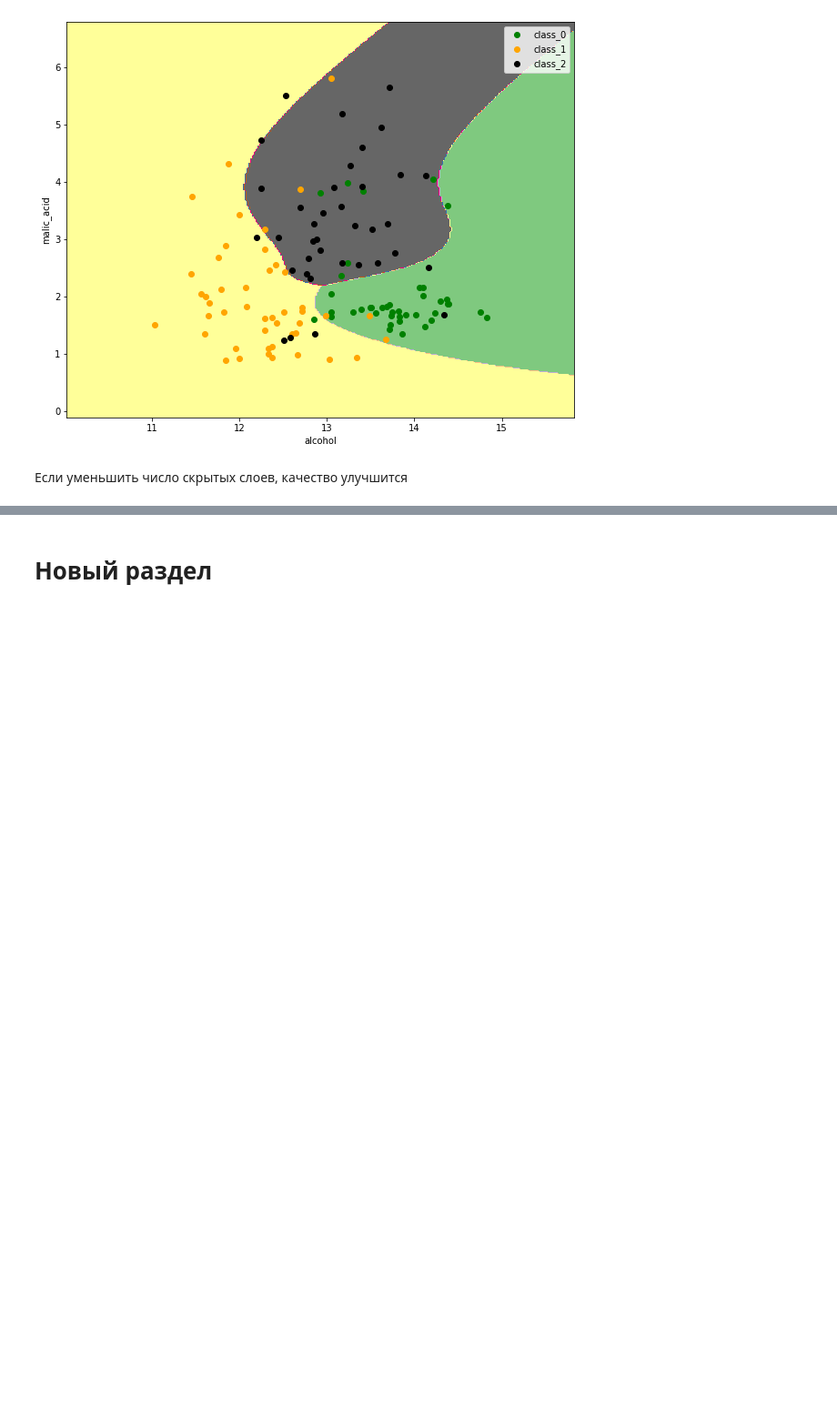
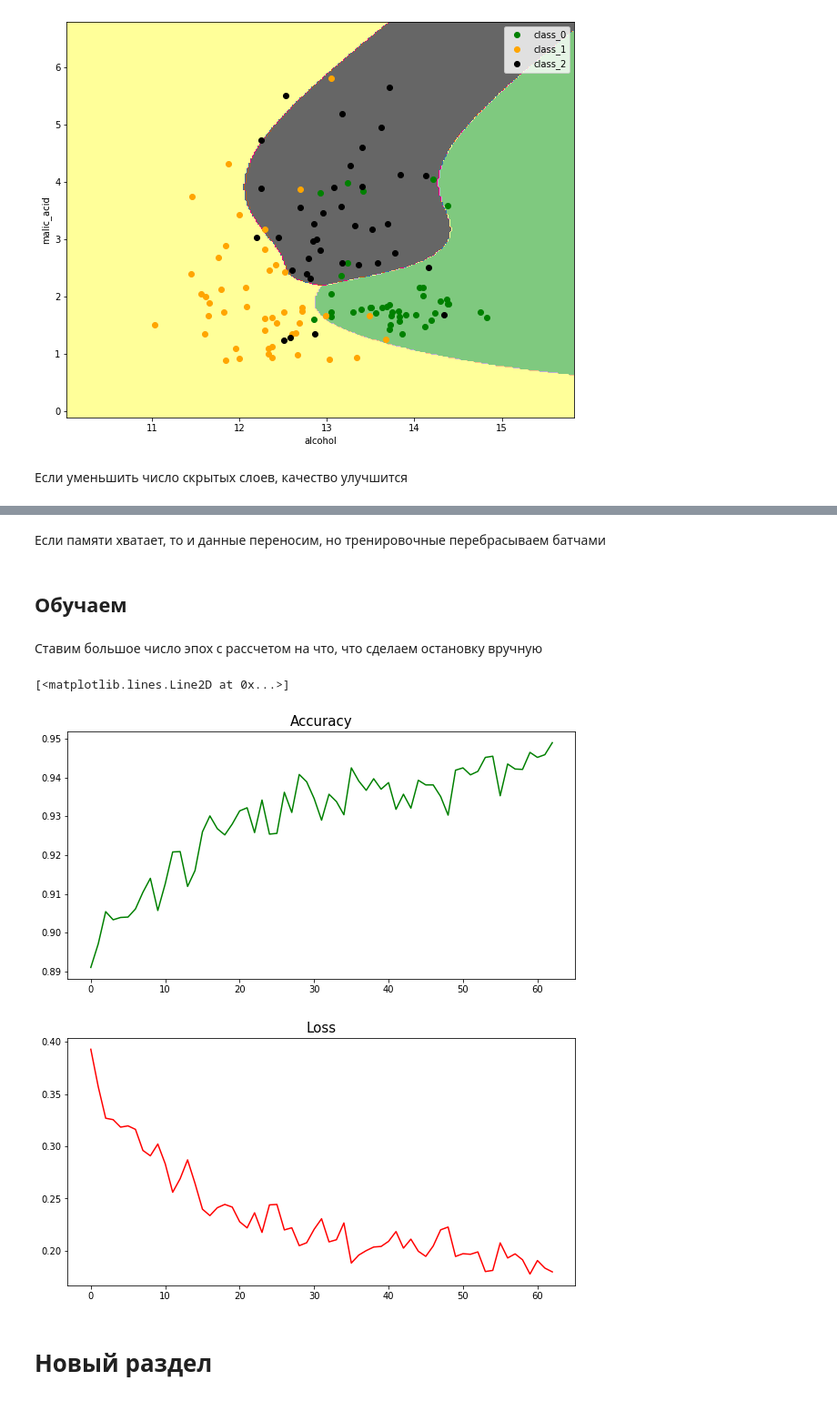
Before and after one commit to Batman511/AI-Samsung-Neural-Networks, a Jupyter notebook: Курс_AI_Samsung_Нейросети.ipynb, the cells around one changed output, grey strips where cells are left out. Shown at 91% size. Cells and saved outputs as stored; diff of their text form; code cells hidden in the pictures; blank space fills up the shorter version.

```diff
--- a/Курс_AI_Samsung_Нейросети.ipynb
+++ b/Курс_AI_Samsung_Нейросети.ipynb
@@ -297,2 +378,56 @@ for i, color in zip(range(n_classes), plot_colors):
+# %% [markdown]
+Если памяти хватает, то и данные переносим, но тренировочные перебрасываем батчами
+# %%
+X_test = X_test.to(device)
+y_test = y_test.to(device)
+# %% [markdown]
+## Обучаем
+# %% [markdown]
+Ставим большое число эпох с рассчетом на что, что сделаем остановку вручную
+# %%
+batch_size = 128
+
+# для сохрания точности и построения графика
+test_accuracy_history = []
+test_loss_history = []
+
+for epoch in range(5000):
+    order = np.random.permutation(len(X_train))  # на каждой эпохе перемешиваем датасет
+
+    for start_index in range(0, len(X_train), batch_size):
+        optimizer.zero_grad()
+
+        batch_indexes = order[start_index:start_index+batch_size]
+
+        X_batch = X_train[batch_indexes].to(device)
+        y_batch = y_train[batch_indexes].to(device)
+
+        preds = mnist_net.forward(X_batch)
+
+        loss_value = torch.nn.functional.cross_entropy(preds, y_batch)
+        loss_value.backward()
+
+        optimizer.step()
+
+    test_preds = mnist_net.forward(X_test)
+    test_loss_history.append((torch.nn.functional.cross_entropy(test_preds, y_test)).detach().cpu().numpy())  # следим за качеством
+
+    accuracy = (test_preds.argmax(dim=1) == y_test).float().mean()  # argmax отдаст номер нейрона с наибольшей вероятностью
+    test_accuracy_history.append(accuracy.detach().cpu().numpy())   # следим за качеством
+    print(accuracy)
+# %%
+fig = plt.figure(figsize=(10,5))
+ax_real = fig.add_subplot()
+ax_real.set_title("Accuracy", fontsize=15)
+ax_real.plot(test_accuracy_history, c='green')
+
+fig = plt.figure(figsize=(10,5))
+ax_real = fig.add_subplot()
+ax_real.set_title("Loss", fontsize=15)
+ax_real.plot(test_loss_history, c='red')
+# %% [output]
+[<matplotlib.lines.Line2D at 0x...>]
+[figure, added]
+[figure, added]
 # %% [markdown]
 # Новый раздел
```
Also changed, not shown: parts of 16 cells of this notebook.
